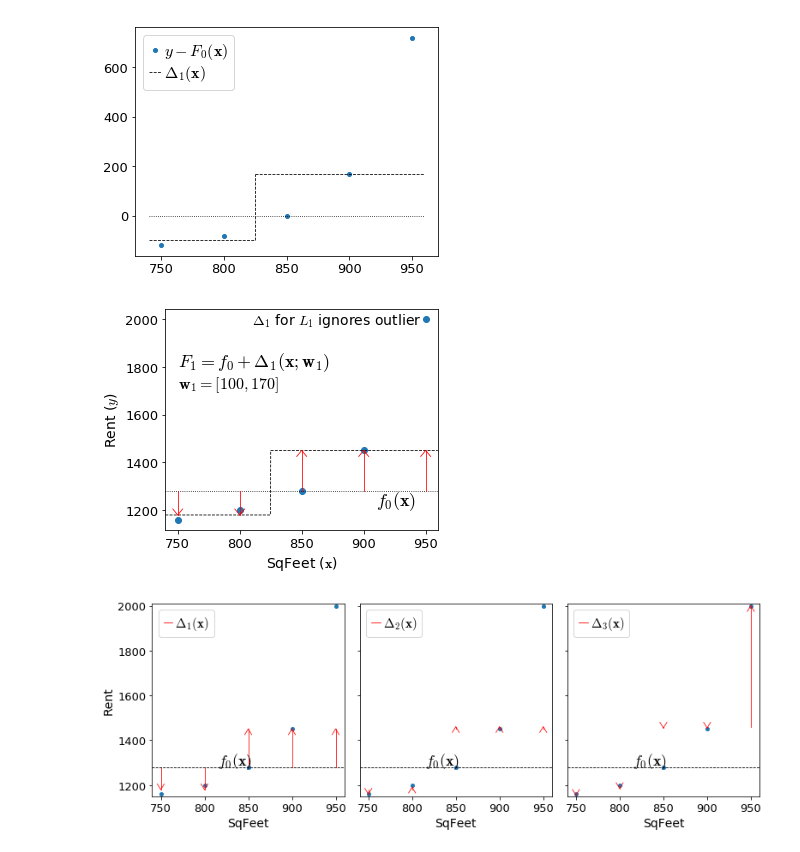
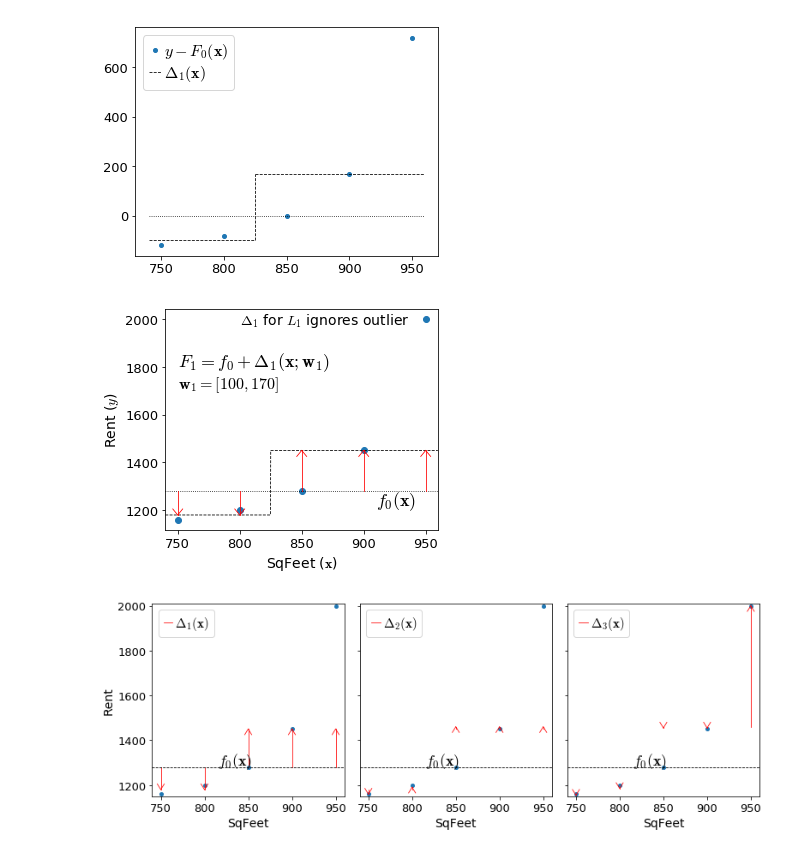
Before and after one commit to parrt/ml-articles, a Jupyter notebook: gradient-boosting/notebooks/dev-mae.ipynb, the cells around one changed output. Drawn from its saved outputs; the diff is of its cells as text; code cells hidden in the pictures.

```diff
--- a/gradient-boosting/notebooks/dev-mae.ipynb
+++ b/gradient-boosting/notebooks/dev-mae.ipynb
@@ -190,28 +190,28 @@ plt.show()
 # %%
 fig, ax = plt.subplots(nrows=1, ncols=1, figsize=(5,4))
 
 plot_composite(ax, df, gbm, 1, eta=1.0, legend=False)
 
 ax.plot([df.sqfeet.min()-10,df.sqfeet.max()+10], [f0,f0],
          linewidth=.8, linestyle=':', c='k')
 
 for x,d0,delta in zip(df.sqfeet,df[f'F0'],df[f'F1']):
     draw_vector(ax, x, d0, 0, delta-d0, df.rent.max()-df.rent.min())
 
 ax.text(750, 1800, r"$F_1 = f_0 + \Delta_1({\bf x}; {\bf w}_1)$", fontsize=18)
 ax.text(750, 1710, r"${\bf w}_1 = ["+str(w1)+","+str(w2)+"]$", fontsize=16)
 ax.text(910, f0-60, r"$f_0({\bf x})$", fontsize=18)
 
 ax.set_ylabel(r"Rent ($y$)", fontsize=14)
 ax.set_xlabel(r"SqFeet (${\bf x}$)", fontsize=14)
 ax.set_xlim(df.sqfeet.min()-10,df.sqfeet.max()+10)
 
-ax.text(810,1980, "$\Delta_1$ for $L_1$ ignores outlier", fontsize=14)
+ax.text(800,1980, "$\Delta_1$ for $L_1$ ignores outlier", fontsize=14)
 plt.tight_layout()
 
 plt.show()
 # %% [output]
-[figure, old version]
+[figure, new version]
 # %%
 fig, axes = plt.subplots(nrows=1, ncols=3, figsize=(11, 4), sharey=True)
 
```
Also changed, not shown: 5 other files.
